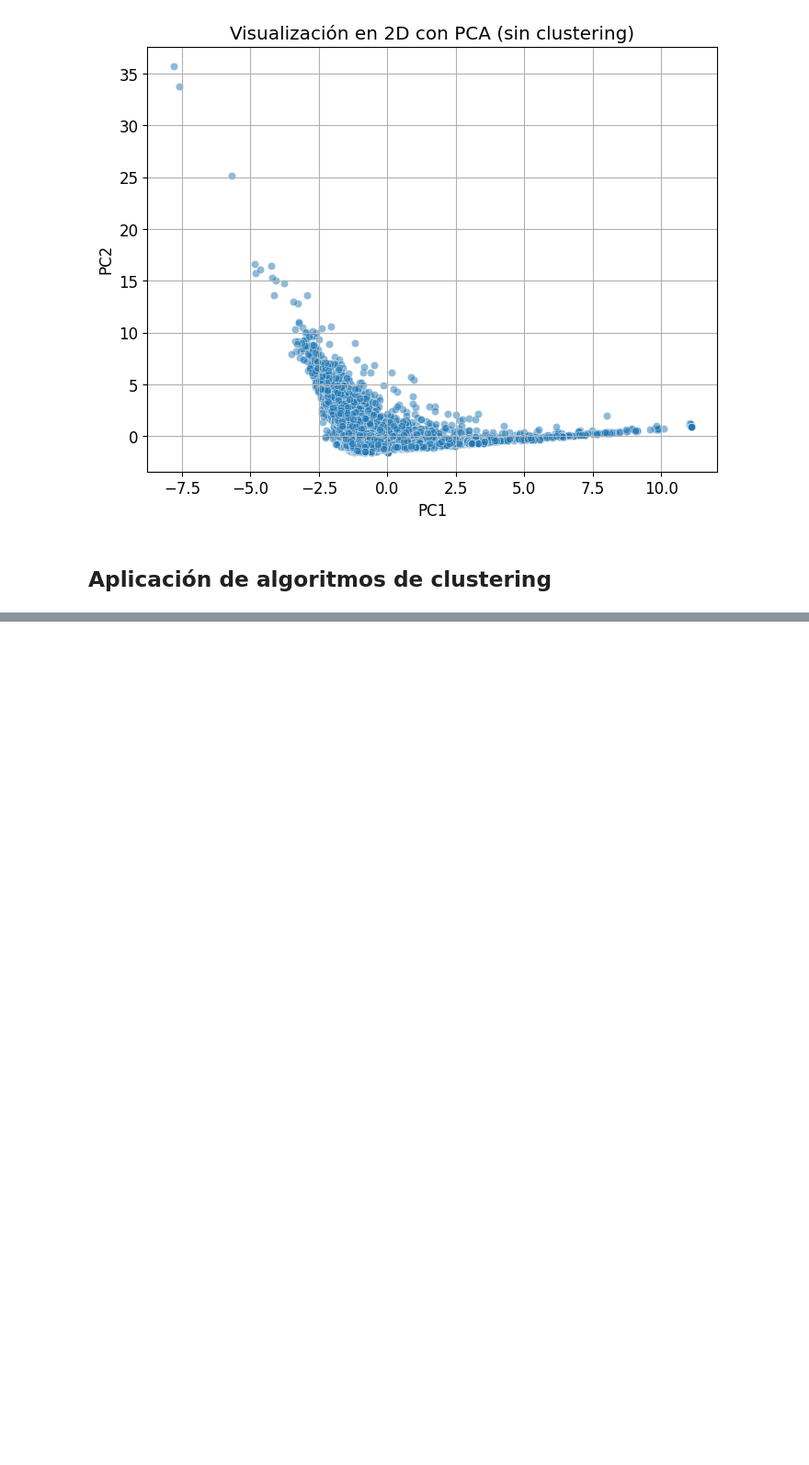
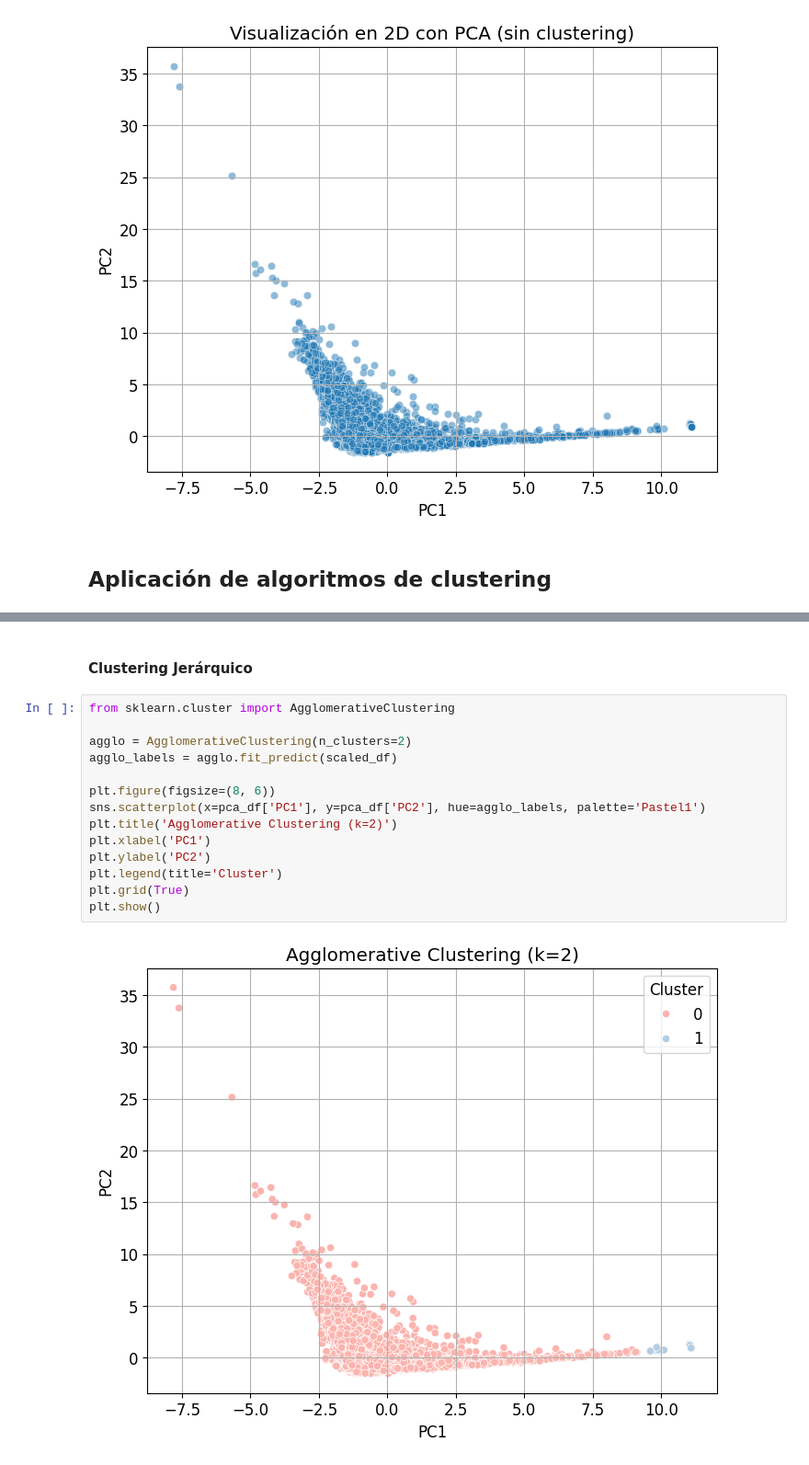
Before and after one commit to Mrldmz/AED-P3, a Jupyter notebook: main.ipynb, the cells around one changed output, grey strips where cells are left out. Shown at 92% size. Drawn from its saved outputs; the diff is of its cells as text; blank space fills up the shorter version.

```diff
--- a/main.ipynb
+++ b/main.ipynb
@@ -565,0 +606,18 @@ plt.show()
+# %% [markdown]
+#### Clustering Jerárquico
+# %%
+from sklearn.cluster import AgglomerativeClustering
+
+agglo = AgglomerativeClustering(n_clusters=2)
+agglo_labels = agglo.fit_predict(scaled_df)
+
+plt.figure(figsize=(8, 6))
+sns.scatterplot(x=pca_df['PC1'], y=pca_df['PC2'], hue=agglo_labels, palette='Pastel1')
+plt.title('Agglomerative Clustering (k=2)')
+plt.xlabel('PC1')
+plt.ylabel('PC2')
+plt.legend(title='Cluster')
+plt.grid(True)
+plt.show()
+# %% [output]
+[figure, added]
```
Also changed, not shown: parts of 17 cells of this notebook.
